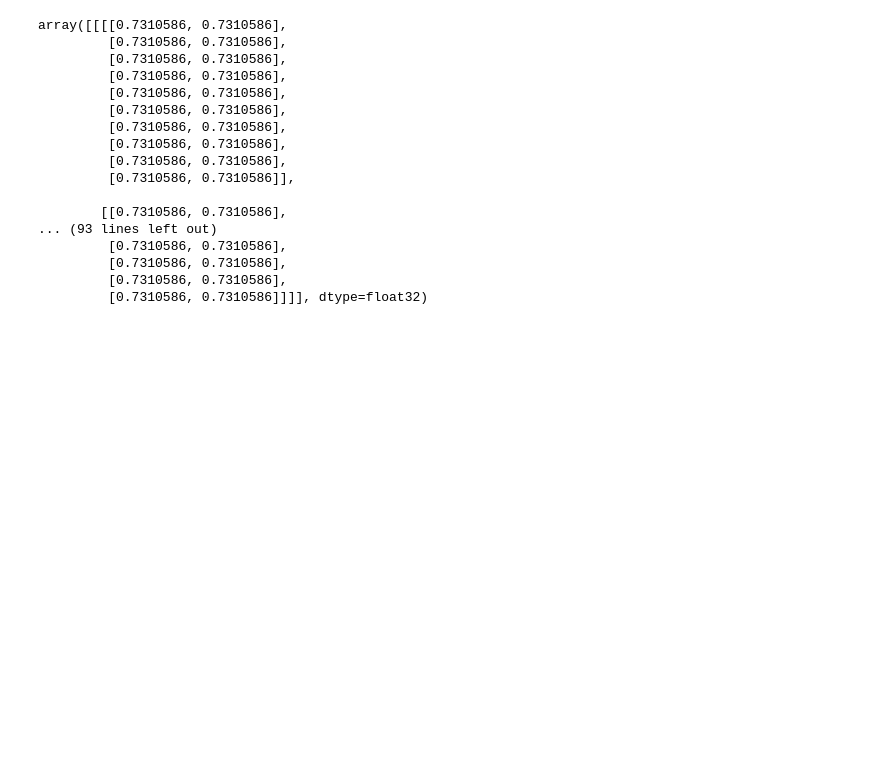
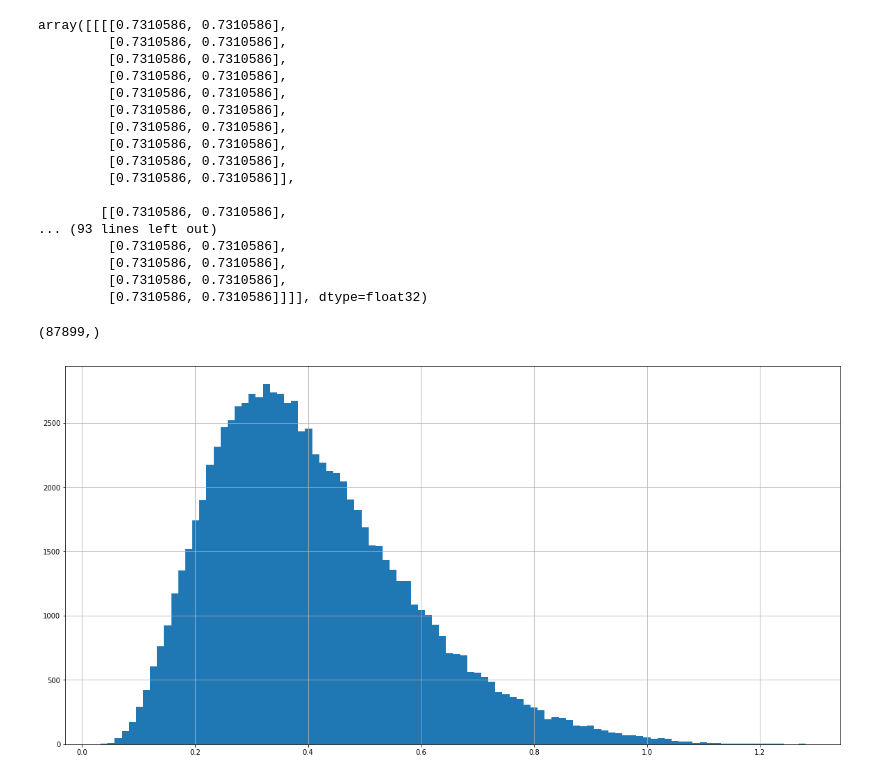
Before and after one commit to tonandr/face_vijnana_yolov3, a Jupyter notebook: analysis/face_recog_analysis.ipynb, the cells around one changed output. Drawn from its saved outputs; the diff is of its cells as text; code cells hidden in the pictures; blank space fills up the shorter version.

Commit message:
-face_recog_analysis.ipynb is modified.

```diff
--- a/analysis/face_recog_analysis.ipynb
+++ b/analysis/face_recog_analysis.ipynb
@@ -1400,3 +1399,18 @@ array([[[[0.7310586, 0.7310586],
          [0.7310586, 0.7310586],
          [0.7310586, 0.7310586],
          [0.7310586, 0.7310586]]]], dtype=float32)
+# %%
+f = h5py.File('face_pairs_dists.h5', 'r')
+# %%
+same_dists = f['sample_dists'].value
+diff_dists = f['diff_dists'].value
+# %%
+same_dists.shape
+# %% [output]
+(87899,)
+# %%
+figure(figsize=(20,10))
+hist(same_dists, bins=100)
+grid()
+# %% [output]
+[figure, added]
```
Also changed, not shown: parts of 10 cells of this notebook.
